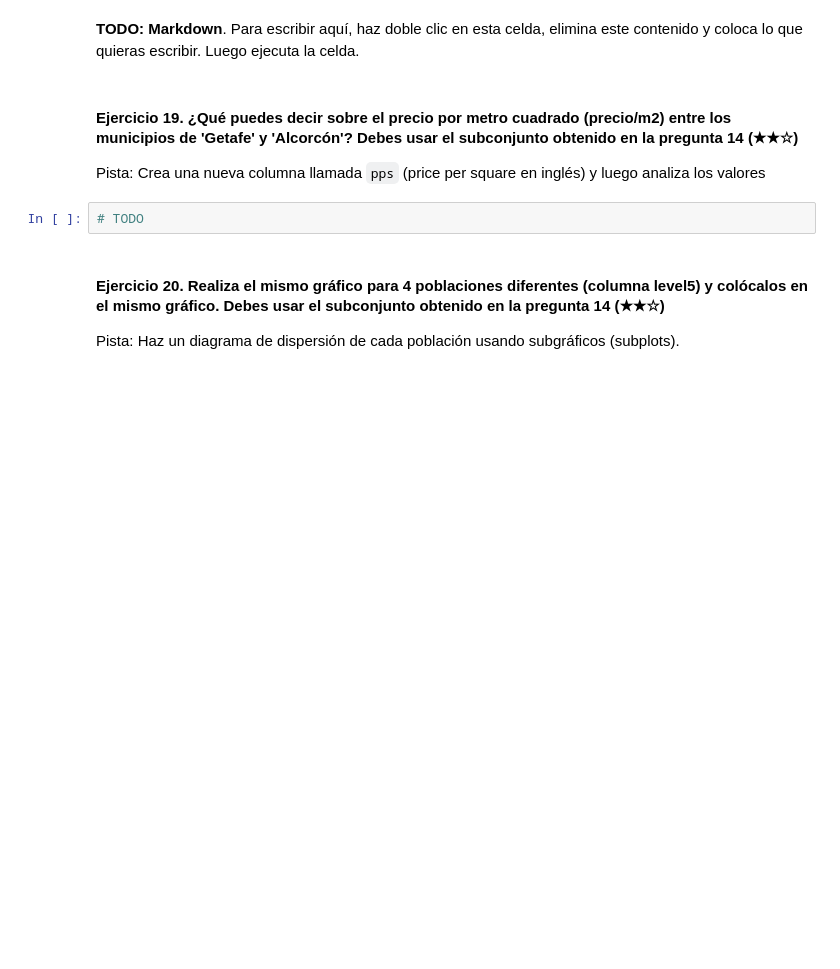
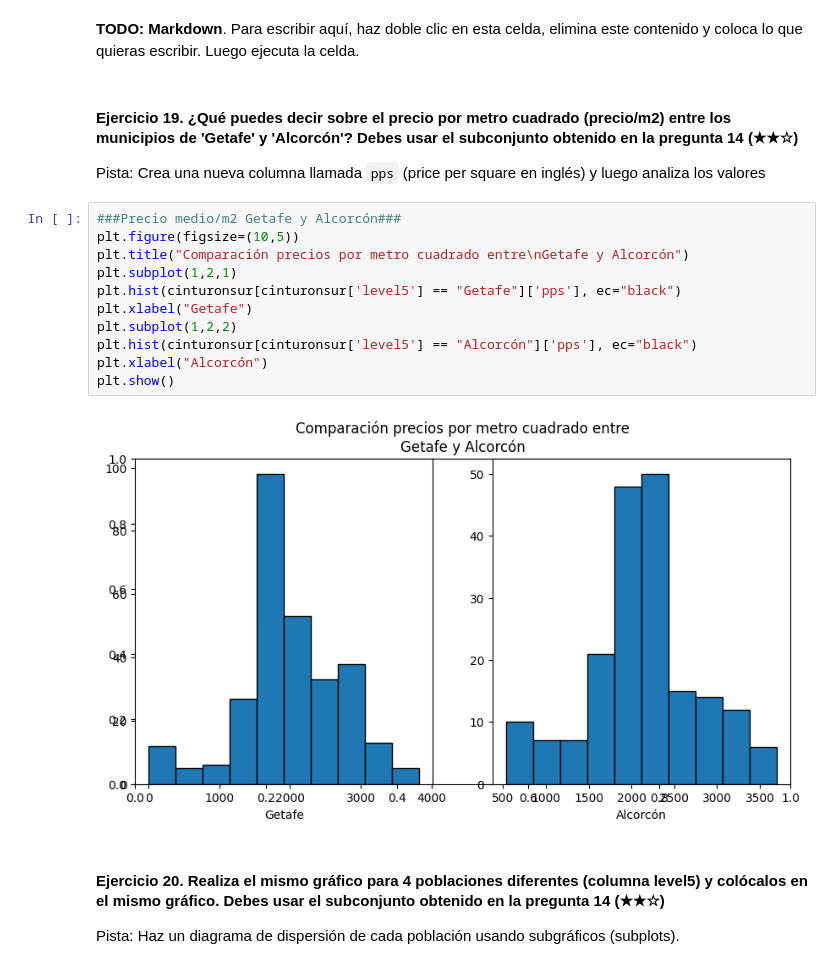
Before and after one commit to 4GeeksAcademy/realestate-datacleanup-exercise-curso, a Jupyter notebook: project.es.ipynb, the cells around one changed output. Saved outputs shown, nothing was run; the diff lists cells and outputs as text; blank space fills up the shorter version.

Commit message:
entrega

```diff
--- a/project.es.ipynb
+++ b/project.es.ipynb
@@ -411,7 +410,18 @@ plt.show()
 
 Pista: Crea una nueva columna llamada `pps` (price per square en inglés) y luego analiza los valores
 # %%
-# TODO
+###Precio medio/m2 Getafe y Alcorcón###
+plt.figure(figsize=(10,5))
+plt.title("Comparación precios por metro cuadrado entre\nGetafe y Alcorcón")
+plt.subplot(1,2,1)
+plt.hist(cinturonsur[cinturonsur['level5'] == "Getafe"]['pps'], ec="black")
+plt.xlabel("Getafe")
+plt.subplot(1,2,2)
+plt.hist(cinturonsur[cinturonsur['level5'] == "Alcorcón"]['pps'], ec="black")
+plt.xlabel("Alcorcón")
+plt.show()
+# %% [output]
+[figure, added]
 # %% [markdown]
 #### Ejercicio 20. Realiza el mismo gráfico para 4 poblaciones diferentes (columna level5) y colócalos en el mismo gráfico. Debes usar el subconjunto obtenido en la pregunta 14 (★★☆)
 Pista: Haz un diagrama de dispersión de cada población usando subgráficos (subplots).
```
Also changed, not shown: parts of 9 cells of this notebook, 1 other file.
